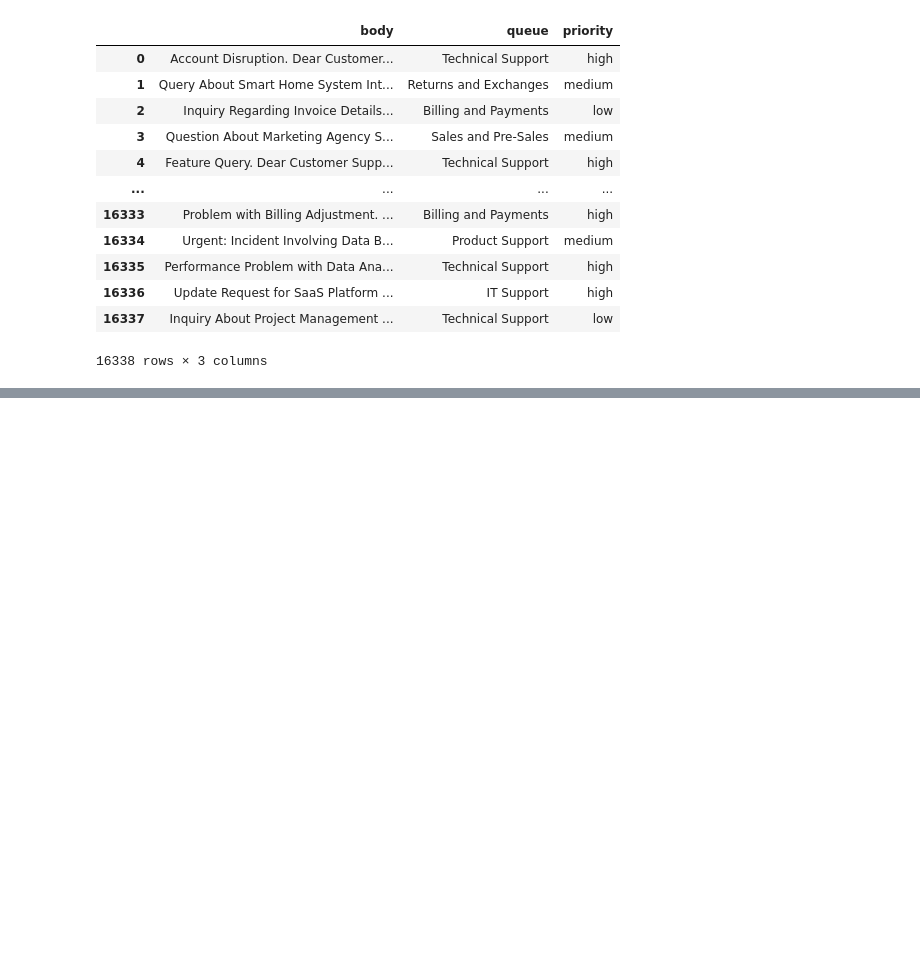
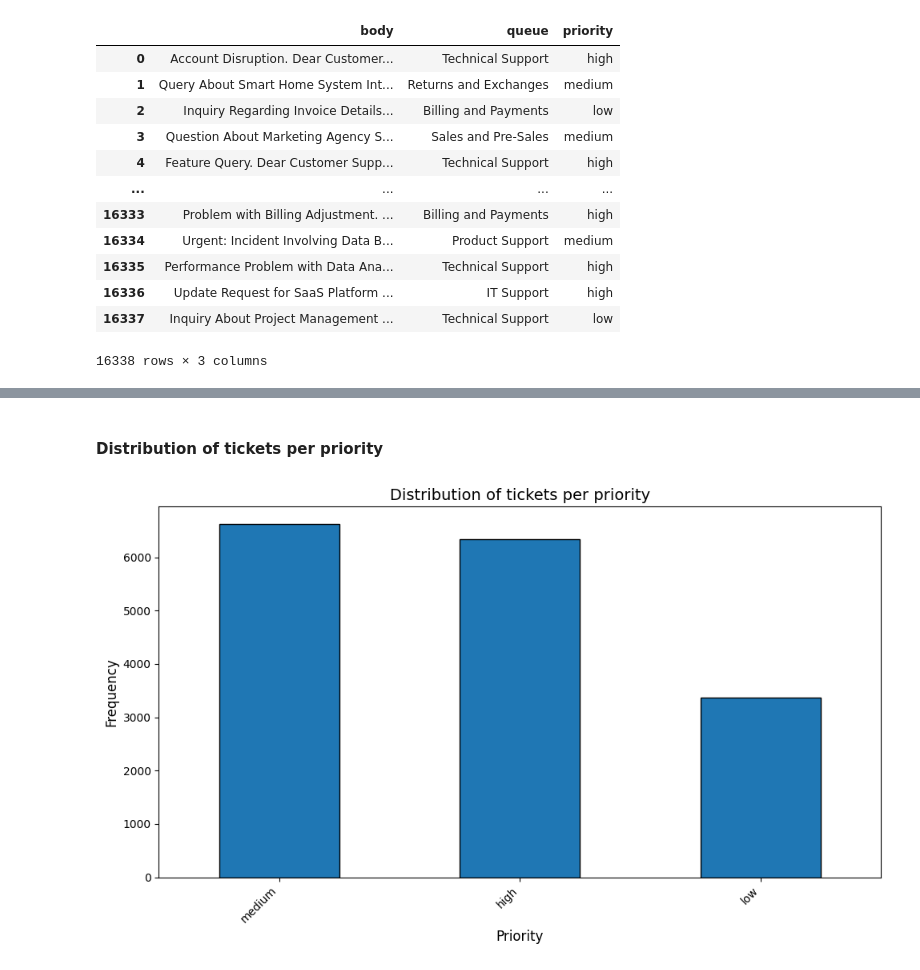
Before and after one commit to wallukat-simon/Support_Ticket_AI, a Jupyter notebook: notebooks/exploration.ipynb, the cells around one changed output, grey strips where cells are left out. Cells and saved outputs as stored; diff of their text form; code cells hidden in the pictures; blank space fills up the shorter version.

```diff
--- a/notebooks/exploration.ipynb
+++ b/notebooks/exploration.ipynb
@@ -80,0 +183,15 @@ plt.show()
+# %% [markdown]
+#### Distribution of tickets per priority
+# %%
+department_tickets = df["priority"].value_counts()
+
+plt.figure(figsize=(10, 6))
+department_tickets.plot(kind='bar', edgecolor='black')
+plt.xlabel('Priority', fontsize=12)
+plt.ylabel('Frequency', fontsize=12)
+plt.title('Distribution of tickets per priority', fontsize=14)
+plt.xticks(rotation=45, ha='right')
+plt.tight_layout()
+plt.show()
+# %% [output]
+[figure, added]
```
Also changed, not shown: parts of 11 cells of this notebook.
